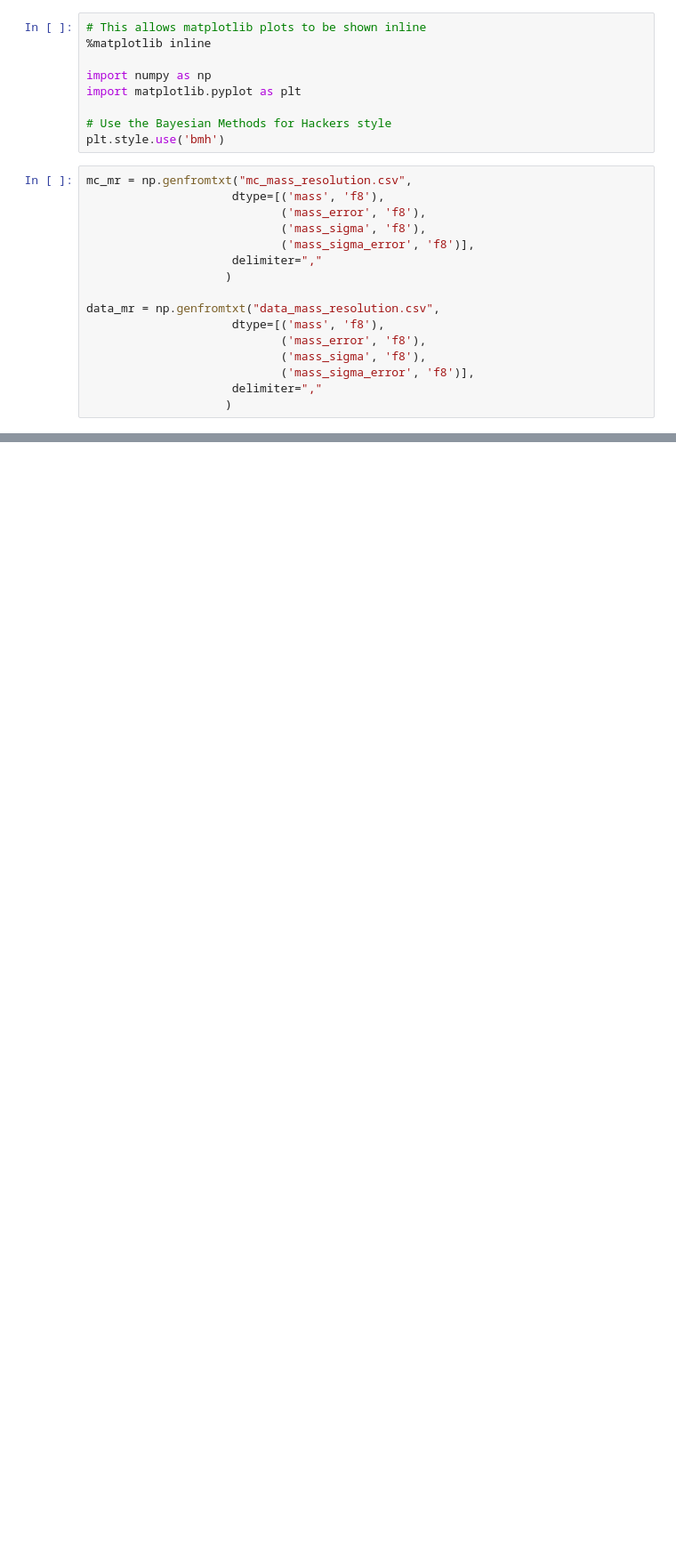
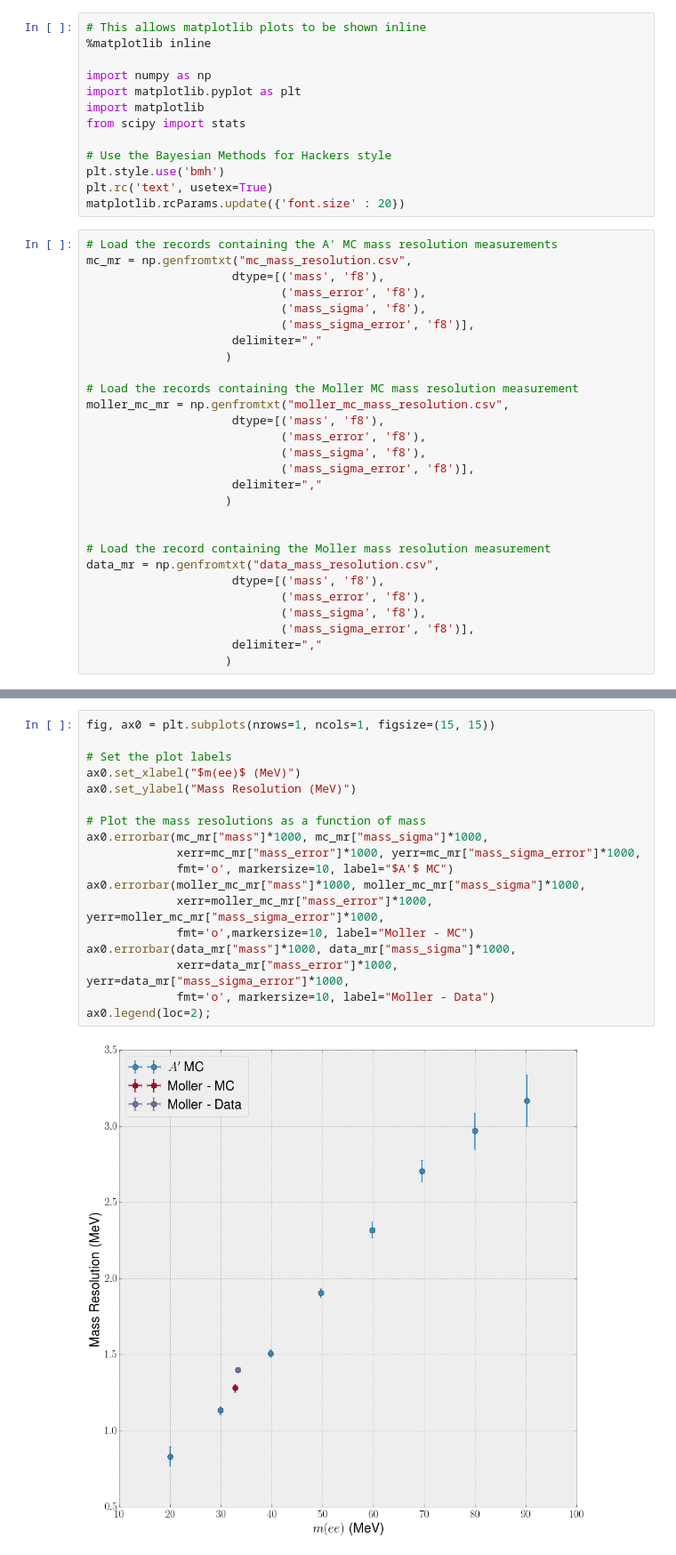
Before and after one commit to omar-moreno/hps-notebooks, a Jupyter notebook: mass_resolution/mass_resolution.ipynb, the cells around one changed output, grey strips where cells are left out. Shown at 89% size. Saved outputs shown, nothing was run; the diff lists cells and outputs as text; blank space fills up the shorter version.

Commit message:
Add Moller MC mass resolution to plot.  Fit the A' mass v mass resolution plots with a first, second and third order polynomial.

```diff
--- a/mass_resolution/mass_resolution.ipynb
+++ b/mass_resolution/mass_resolution.ipynb
@@ -4,10 +4,15 @@
 
 import numpy as np
 import matplotlib.pyplot as plt
+import matplotlib
+from scipy import stats
 
 # Use the Bayesian Methods for Hackers style
 plt.style.use('bmh')
+plt.rc('text', usetex=True)
+matplotlib.rcParams.update({'font.size' : 20})
 # %%
+# Load the records containing the A' MC mass resolution measurements
 mc_mr = np.genfromtxt("mc_mass_resolution.csv",
                      dtype=[('mass', 'f8'),
                             ('mass_error', 'f8'),
@@ -16,6 +21,17 @@ mc_mr = np.genfromtxt("mc_mass_resolution.csv",
                      delimiter=","
                     )
 
+# Load the records containing the Moller MC mass resolution measurement
+moller_mc_mr = np.genfromtxt("moller_mc_mass_resolution.csv",
+                     dtype=[('mass', 'f8'),
+                            ('mass_error', 'f8'),
+                            ('mass_sigma', 'f8'),
+                            ('mass_sigma_error', 'f8')],
+                     delimiter=","
+                    )
+
+
+# Load the record containing the Moller mass resolution measurement
 data_mr = np.genfromtxt("data_mass_resolution.csv",
                      dtype=[('mass', 'f8'),
                             ('mass_error', 'f8'),
@@ -28,0 +42,20 @@ plt.errorbar(data_mr["mass"], data_mr["mass_sigma"], xerr=data_mr["mass_error"],
+# %%
+fig, ax0 = plt.subplots(nrows=1, ncols=1, figsize=(15, 15))
+
+# Set the plot labels
+ax0.set_xlabel("$m(ee)$ (MeV)")
+ax0.set_ylabel("Mass Resolution (MeV)")
+
+# Plot the mass resolutions as a function of mass
+ax0.errorbar(mc_mr["mass"]*1000, mc_mr["mass_sigma"]*1000,
+             xerr=mc_mr["mass_error"]*1000, yerr=mc_mr["mass_sigma_error"]*1000,
+             fmt='o', markersize=10, label="$A'$ MC")
+ax0.errorbar(moller_mc_mr["mass"]*1000, moller_mc_mr["mass_sigma"]*1000,
+             xerr=moller_mc_mr["mass_error"]*1000, yerr=moller_mc_mr["mass_sigma_error"]*1000,
+             fmt='o',markersize=10, label="Moller - MC")
+ax0.errorbar(data_mr["mass"]*1000, data_mr["mass_sigma"]*1000,
+             xerr=data_mr["mass_error"]*1000, yerr=data_mr["mass_sigma_error"]*1000,
+             fmt='o', markersize=10, label="Moller - Data")
+ax0.legend(loc=2);
+# %% [output]
+[figure, added]
```
Also changed, not shown: parts of 4 cells of this notebook.
